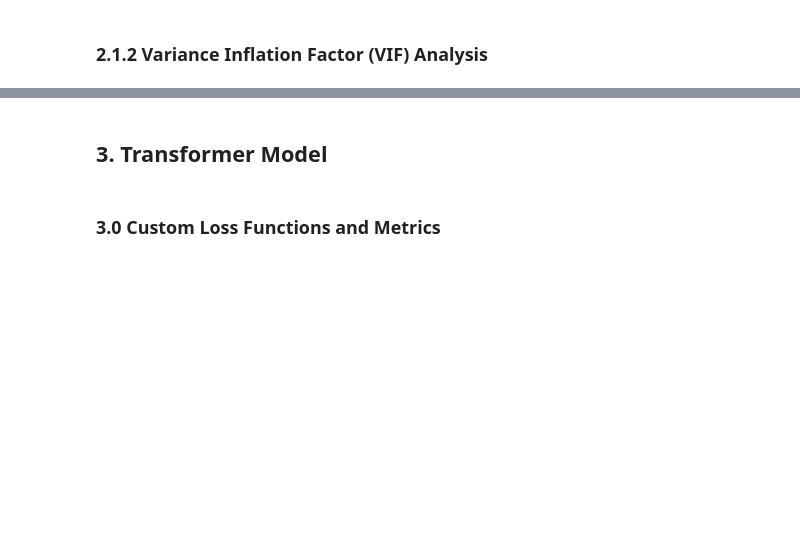
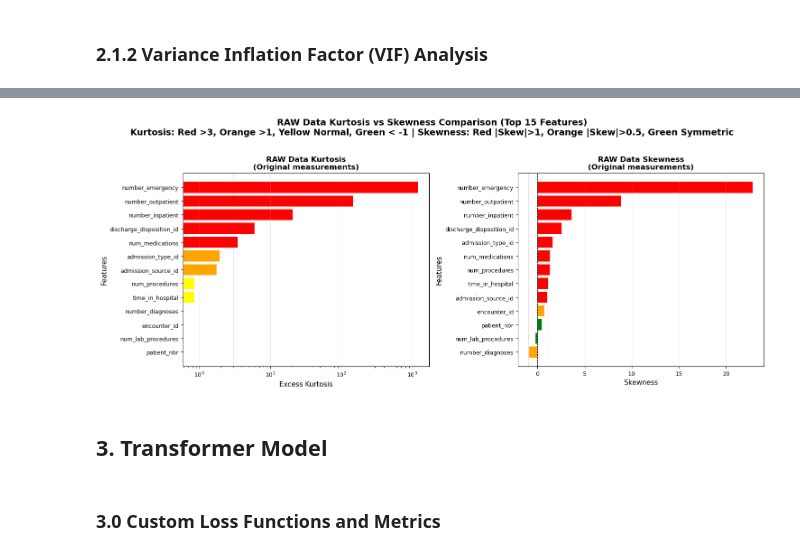
Before and after one commit to cpfrish/diabetes-readmission, a Jupyter notebook: notebooks/colin_viz_transformer.ipynb, the cells around one changed output, grey strips where cells are left out. Cells and saved outputs as stored; diff of their text form; code cells hidden in the pictures; blank space fills up the shorter version.

```diff
--- a/notebooks/colin_viz_transformer.ipynb
+++ b/notebooks/colin_viz_transformer.ipynb
@@ -524,3 +716,41 @@ glimepiride-pioglitazone       NaN
+# %%
+# Plot Just Raw Data Kurtosis and Skewness Side by Side
+fig, (ax1, ax2) = plt.subplots(1, 2, figsize=(15, 6))
+# Plot RAW data kurtosis (top 15) - use log scale for better visibility
+top_kurt_raw = kurtosis_raw_df.head(15)
+colors_raw_kurt = ['red' if x > 3 else 'orange' if x > 1 else 'yellow' if x > -1 else 'green'
+              for x in top_kurt_raw['Kurtosis']]
+ax1.barh(top_kurt_raw['Feature'], top_kurt_raw['Kurtosis'], color=colors_raw_kurt)
+ax1.set_xlabel('Excess Kurtosis', fontsize=11)
+ax1.set_ylabel('Features', fontsize=11)
+ax1.set_xscale('log')
+ax1.set_title('RAW Data Kurtosis\n(Original measurements)', fontsize=12, fontweight='bold')
+ax1.axvline(x=0, color='black', linestyle='--', linewidth=0.8)
+ax1.axvline(x=3, color='red', linestyle=':', linewidth=0.6, alpha=0.5)
+ax1.axvline(x=-1, color='green', linestyle=':', linewidth=0.6, alpha=0.5)
+ax1.invert_yaxis()
+ax1.grid(axis='x', alpha=0.3)
+ax1.tick_params(axis='both', labelsize=9)
+# Plot RAW data skewness (top 15)
+top_skew_raw = skewness_raw_df.head(15)
+colors_raw_skew = ['red' if abs(x) > 1 else 'orange' if abs(x) > 0.5 else 'green'
+              for x in top_skew_raw['Skewness']]
+ax2.barh(top_skew_raw['Feature'], top_skew_raw['Skewness'], color=colors_raw_skew)
+ax2.set_xlabel('Skewness', fontsize=11)
+ax2.set_ylabel('Features', fontsize=11)
+ax2.set_title('RAW Data Skewness\n(Original measurements)', fontsize=12, fontweight='bold')
+ax2.axvline(x=0, color='black', linestyle='--', linewidth=0.8)
+ax2.axvline(x=1, color='red', linestyle=':', linewidth=0.6, alpha=0.5)
+ax2.axvline(x=-1, color='red', linestyle=':', linewidth=0.6, alpha=0.5)
+ax2.invert_yaxis()
+ax2.grid(axis='x', alpha=0.3)
+ax2.tick_params(axis='both', labelsize=9)
+fig.suptitle('RAW Data Kurtosis vs Skewness Comparison (Top 15 Features)\nKurtosis: Red >3, Orange >1, Yellow Normal, Green < -1 | Skewness: Red |Skew|>1, Orange |Skew|>0.5, Green Symmetric',
+             fontsize=14, fontweight='bold', y=1.02)
+plt.tight_layout()
+plt.show()
+# %% [output]
+[figure, added]
 # %% [markdown]
 ## 3. Transformer Model
 # %% [markdown]
```
Also changed, not shown: parts of 17 cells of this notebook, 1 other file.
